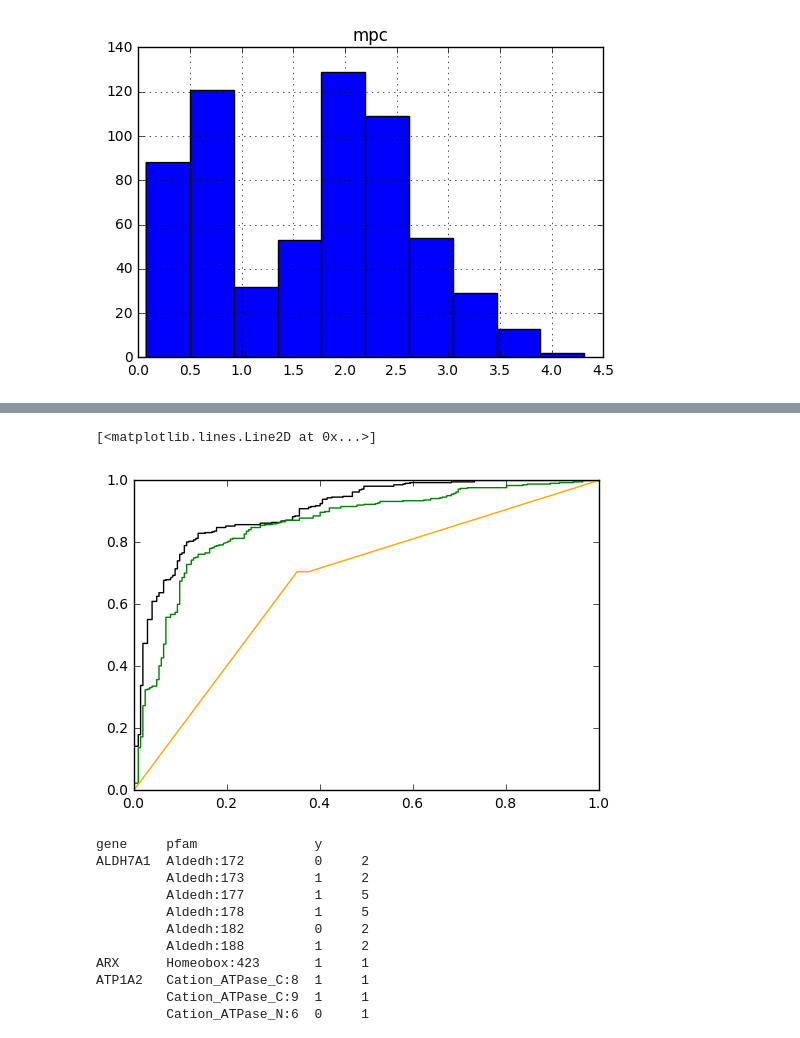
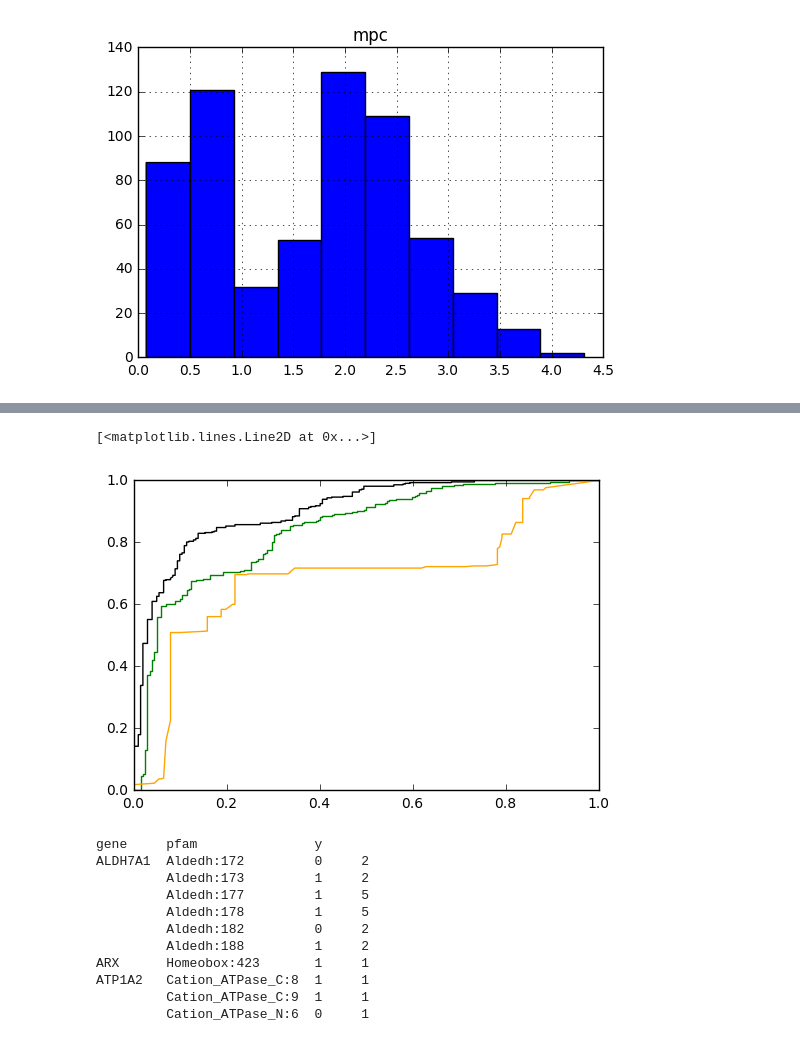
Before and after one commit to samesense/pathopredictor, a Jupyter notebook: notebooks/predict-mpc.ipynb, the cells around one changed output, grey strips where cells are left out. Cells and saved outputs as stored; diff of their text form; code cells hidden in the pictures.

Commit message:
try using high mpc when finding fg enriched vs exac

```diff
--- a/notebooks/predict-mpc.ipynb
+++ b/notebooks/predict-mpc.ipynb
@@ -37,9 +37,10 @@ libtool-2.4.2- 100% |################################| Time: 0:00:00   5.10 MB/s
 conda-4.3.25-p 100% |################################| Time: 0:00:00   4.95 MB/s
 graphviz-2.38. 100% |################################| Time: 0:00:02   4.89 MB/s
 # %%
+# hidden_layer_sizes=(2,1,)
 clf = MLPClassifier(solver='lbfgs', alpha=1e-5,
-                    hidden_layer_sizes=(1,), random_state=1)
-tree_clf = tree.DecisionTreeClassifier(max_depth=10)
+                    random_state=1)
+tree_clf = tree.DecisionTreeClassifier(max_depth=3)
 # %%
 f = '../data/interim/sig_flagged/EPIv6.eff.dbnsfp.anno.hHack.splitPfam.all.dat'
 df_pre = pandas.read_csv(f, delimiter='\t')
@@ -51,6 +52,9 @@ df.loc[:, 'is_sig'] = df.apply(lambda row: 1 if row['all_qval']<.01 else 0, axis
 df.loc[:, 'y'] = df.apply(lambda row: 1 if row['clin_class'] in ('PATHOGENIC', 'LIKLEY_PATHOGENIC')
                           else 0, axis=1)
 df.loc[:, 'fg_gtr'] = df.apply(lambda row: 1 if row['all_fg_gtr'] else 0, axis=1)
+df.loc[:, 'exac:fg'] = (df['all_bg']/df['all_bgtot']) / (df['all_fg']/df['all_fgtot'])
+df.loc[:, 'fg_frac'] = df['all_fg']/df['all_fgtot']
+df.loc[:, 'bg_frac'] = df['all_bg']/df['all_bgtot']
 genes = set(df['gene'])
 df.head()
 # %% [output]
@@ -105,10 +110,11 @@ df.hist(column='mpc')
 array([[<matplotlib.axes._subplots.AxesSubplot object at 0x...>]], dtype=object)
 [figure]
 # %%
+# nn
 all_preds = []
 all_truth = []
 # all_qval, 'none_domain', is_sig
-cols = ['mpc', 'fg_gtr', 'all_qval']
+cols = ['mpc', 'fg_gtr', 'all_qval', 'is_sig', 'exac:fg', 'all_fg', 'all_bg', 'fg_frac', 'bg_frac']
 for gene in genes:
     df_train = df[df.gene!=gene]
     df_test = df[df.gene==gene]
@@ -128,9 +134,10 @@ for gene in genes:
 fpr, tpr, _ = metrics.roc_curve(all_truth, all_preds, pos_label=1)
 #plt.plot(fpr, tpr)
 # %%
+# decision tree
 all_preds = []
 all_truth = []
-cols = ['mpc', 'fg_gtr', 'all_qval', 'is_sig']
+cols = ['mpc', 'fg_gtr', 'all_qval', 'is_sig', 'exac:fg', 'fg_frac', 'bg_frac', 'all_fg', 'all_bg']
 for gene in genes:
     df_train = df[df.gene!=gene]
     df_test = df[df.gene==gene]
@@ -159,10 +166,10 @@ HTML('<iframe src=./mtr_tree.ALDH7A1.pdf width=1000 height=500></iframe>')
 # %%
 plt.plot(fpr_mpc, tpr_mpc, label='mpc', color='black')
 plt.plot(fpr, tpr, label='nn', color='green')
-plt.plot(fpr_tree, tpr_tree, label='nn', color='orange')
+plt.plot(fpr_tree, tpr_tree, label='tree', color='orange')
 # %% [output]
 [<matplotlib.lines.Line2D at 0x...>]
-[figure, old version]
+[figure, new version]
 # %%
 df.groupby(['gene','pfam','y']).size()
 # %% [output]
```
Also changed, not shown: parts of 1 cell of this notebook, 13 other files.
